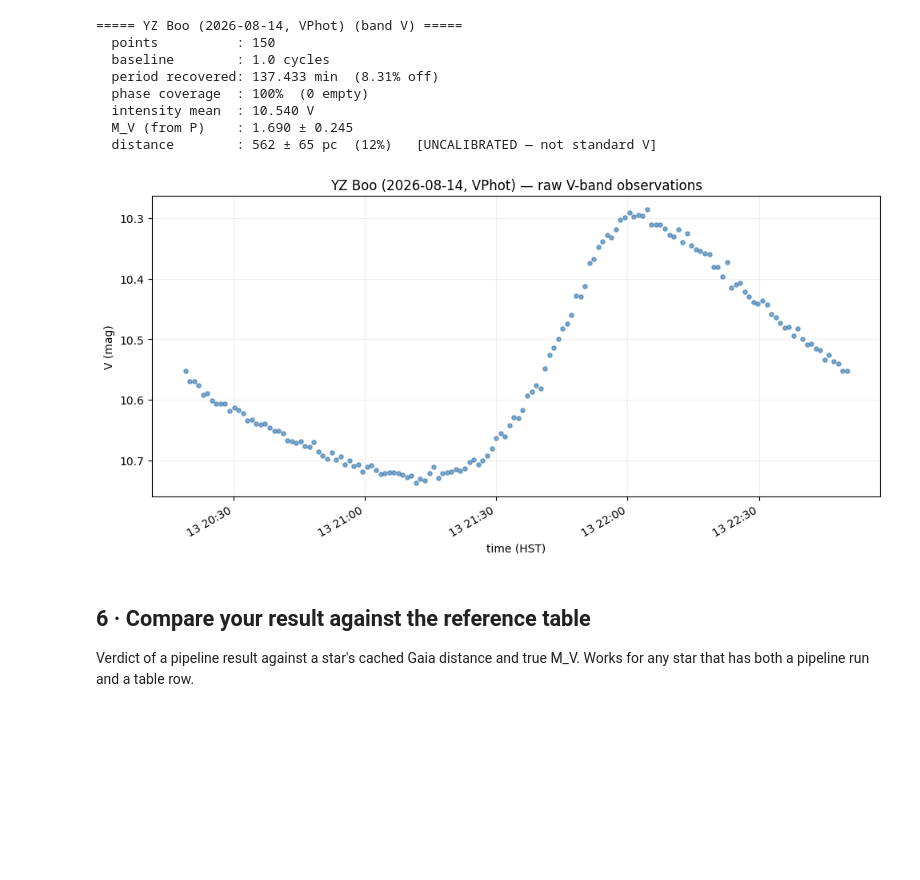
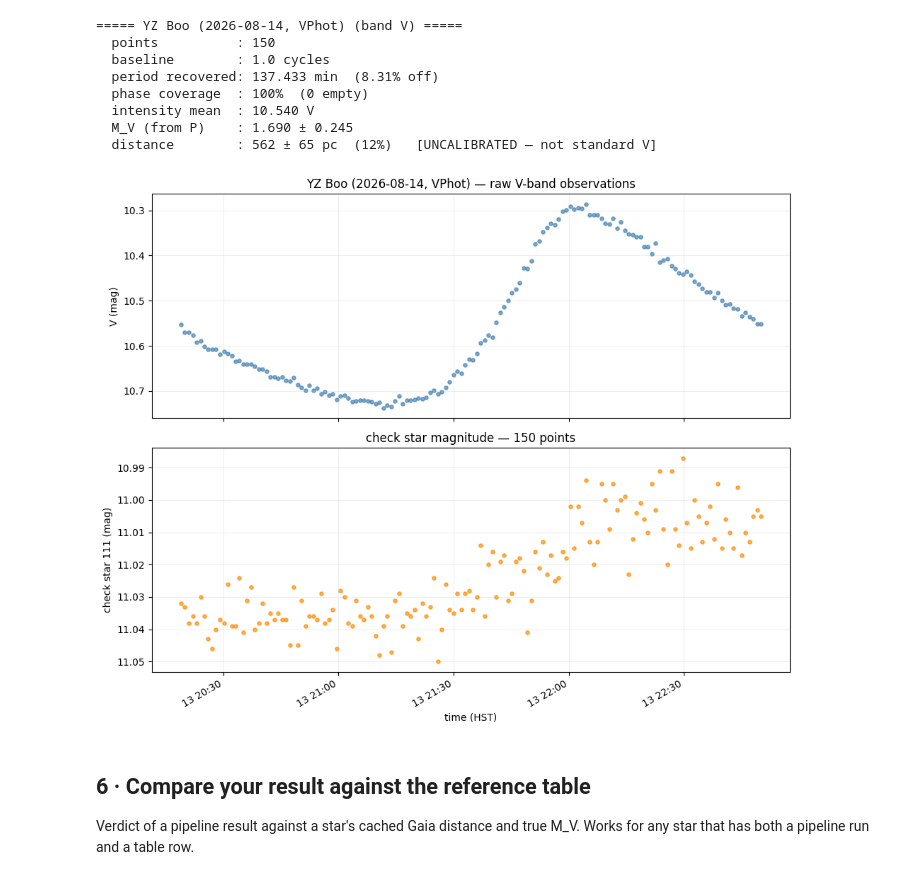
Before and after one commit to jeffrwatts/AstroPlannerData, a Jupyter notebook: sxphe_distances.ipynb, the cells around one changed output. Saved outputs shown, nothing was run; the diff lists cells and outputs as text; code cells hidden in the pictures; blank space fills up the shorter version.

Commit message:
new variables

```diff
--- a/sxphe_distances.ipynb
+++ b/sxphe_distances.ipynb
@@ -676,33 +701,57 @@ res = run_pipeline("sxphe_data/AAVSOReport_YZ-Boo_V_20260814.txt", "YZ Boo",
 # %%
 # --- raw light curve: V mag vs. time (HST), one point per observation ------
 def plot_raw_lightcurve(csv_path, band="V", loader=load_aavso_extended,
-                        tz_offset_hours=-10, title=None):
+                        tz_offset_hours=-10, title=None, show_check_star=True):
     """Scatter every individual data point: magnitude vs. time-of-night in HST.
-    tz_offset_hours=-10 is Hawaii Standard Time (no DST, fixed UTC-10)."""
+    tz_offset_hours=-10 is Hawaii Standard Time (no DST, fixed UTC-10).
+    show_check_star=True adds a second panel with the check star's KMAG over the
+    same night (only for the Extended Format loader, which is the only one that
+    carries KMAG) -- a flat scatter there confirms the comp/check ensemble was
+    stable, so the variable's own scatter/trend above is real, not equipment
+    drift."""
     times, mags, meta = loader(csv_path, band=band, densest_night=False)
-    t_utc = Time(times, format="jd")
-    t_hst = t_utc + tz_offset_hours * u.hour
-    hst_dt = t_hst.to_datetime()
-
+    t_hst = Time(times, format="jd") + tz_offset_hours * u.hour
+    hst_dt = np.array(t_hst.to_datetime())
     order = np.argsort(hst_dt)
-    hst_dt = np.array(hst_dt)[order]
+    hst_dt = hst_dt[order]
     mags_sorted = np.asarray(mags)[order]
 
-    fig, ax = plt.subplots(figsize=(10, 5))
-    ax.scatter(hst_dt, mags_sorted, s=14, alpha=0.7, color="steelblue")
-    ax.invert_yaxis()
-    ax.set_xlabel("time (HST)")
-    ax.set_ylabel(f"{band} (mag)")
-    ax.set_title(title or f"raw {band}-band light curve — {meta['n_clean']} points (HST)")
+    has_check = show_check_star and loader is load_aavso_extended
+    if has_check:
+        ktimes, kmags, kmeta = load_check_star(csv_path, band=band)
+        kt_hst = np.array((Time(ktimes, format="jd") + tz_offset_hours * u.hour).to_datetime())
+        korder = np.argsort(kt_hst)
+        kt_hst = kt_hst[korder]
+        kmags_sorted = np.asarray(kmags)[korder]
+
+    fig, axes = plt.subplots(2 if has_check else 1, 1,
+                             figsize=(10, 8 if has_check else 5), sharex=True)
+    ax0 = axes[0] if has_check else axes
+    ax0.scatter(hst_dt, mags_sorted, s=14, alpha=0.7, color="steelblue")
+    ax0.invert_yaxis()
+    ax0.set_ylabel(f"{band} (mag)")
+    ax0.set_title(title or f"raw {band}-band light curve — {meta['n_clean']} points (HST)")
+    ax0.grid(alpha=0.2)
+
+    if has_check:
+        ax1 = axes[1]
+        ax1.scatter(kt_hst, kmags_sorted, s=14, alpha=0.7, color="darkorange")
+        ax1.invert_yaxis()
+        ax1.set_xlabel("time (HST)")
+        ax1.set_ylabel(f"check star {kmeta['kname']} (mag)")
+        ax1.set_title(f"check star magnitude — {kmeta['n_clean']} points")
+        ax1.grid(alpha=0.2)
+    else:
+        ax0.set_xlabel("time (HST)")
+
     fig.autofmt_xdate()
-    ax.grid(alpha=0.2)
     plt.tight_layout(); plt.show()
 
 
 plot_raw_lightcurve("sxphe_data/AAVSOReport_YZ-Boo_V_20260814.txt", band="V",
                     title="YZ Boo (2026-08-14, VPhot) — raw V-band observations")
 # %% [output]
-[figure, old version]
+[figure, new version]
 # %% [markdown]
 ## 6 · Compare your result against the reference table
 
```
Also changed, not shown: parts of 1 cell of this notebook, 11 other files.
